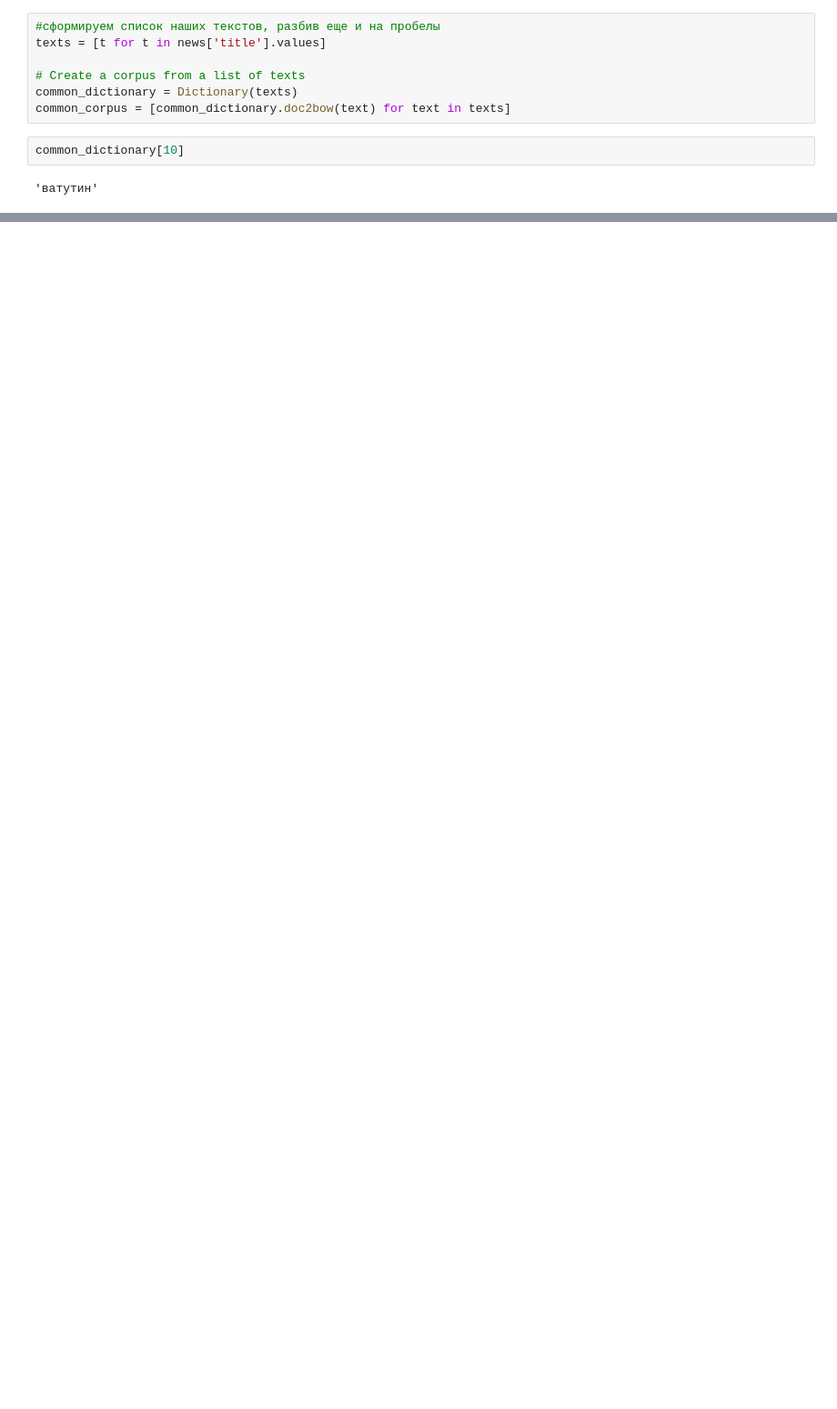
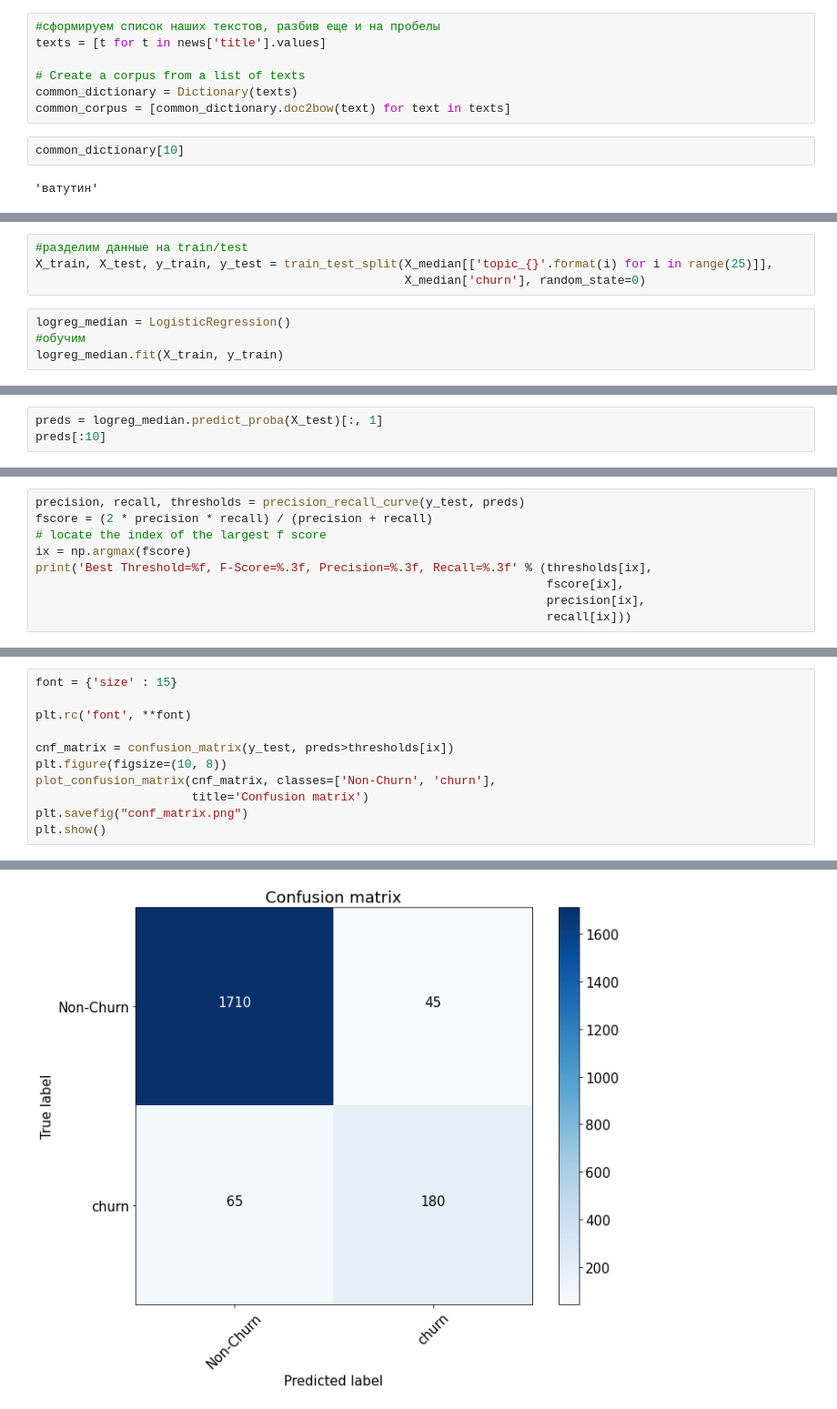
Before and after one commit to KazancevVitaly/MLin_buisness, a Jupyter notebook: HW2/HW_lesson2.ipynb, the cells around one changed output, grey strips where cells are left out. Shown at 91% size. Drawn from its saved outputs; the diff is of its cells as text; blank space fills up the shorter version.

```diff
--- a/HW2/HW_lesson2.ipynb
+++ b/HW2/HW_lesson2.ipynb
@@ -158,0 +436,8 @@ common_dictionary[10]
+# %%
+#разделим данные на train/test
+X_train, X_test, y_train, y_test = train_test_split(X_median[['topic_{}'.format(i) for i in range(25)]],
+                                                    X_median['churn'], random_state=0)
+# %%
+logreg_median = LogisticRegression()
+#обучим
+logreg_median.fit(X_train, y_train)
@@ -158,0 +446,3 @@ common_dictionary[10]
+# %%
+preds = logreg_median.predict_proba(X_test)[:, 1]
+preds[:10]
@@ -158,0 +452,9 @@ common_dictionary[10]
+# %%
+precision, recall, thresholds = precision_recall_curve(y_test, preds)
+fscore = (2 * precision * recall) / (precision + recall)
+# locate the index of the largest f score
+ix = np.argmax(fscore)
+print('Best Threshold=%f, F-Score=%.3f, Precision=%.3f, Recall=%.3f' % (thresholds[ix],
+                                                                        fscore[ix],
+                                                                        precision[ix],
+                                                                        recall[ix]))
@@ -158,0 +463,12 @@ common_dictionary[10]
+# %%
+font = {'size' : 15}
+
+plt.rc('font', **font)
+
+cnf_matrix = confusion_matrix(y_test, preds>thresholds[ix])
+plt.figure(figsize=(10, 8))
+plot_confusion_matrix(cnf_matrix, classes=['Non-Churn', 'churn'],
+                      title='Confusion matrix')
+plt.savefig("conf_matrix.png")
+plt.show()
+# %% [output]
@@ -158,0 +478 @@ common_dictionary[10]
+[figure, added]
```
Also changed, not shown: parts of 54 cells of this notebook, 2 other files.
